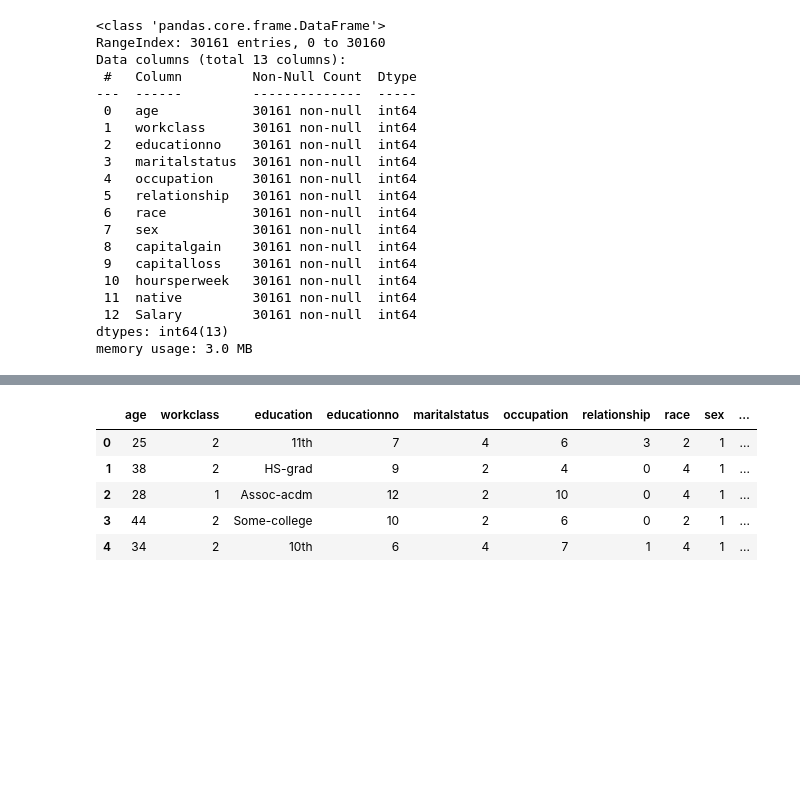
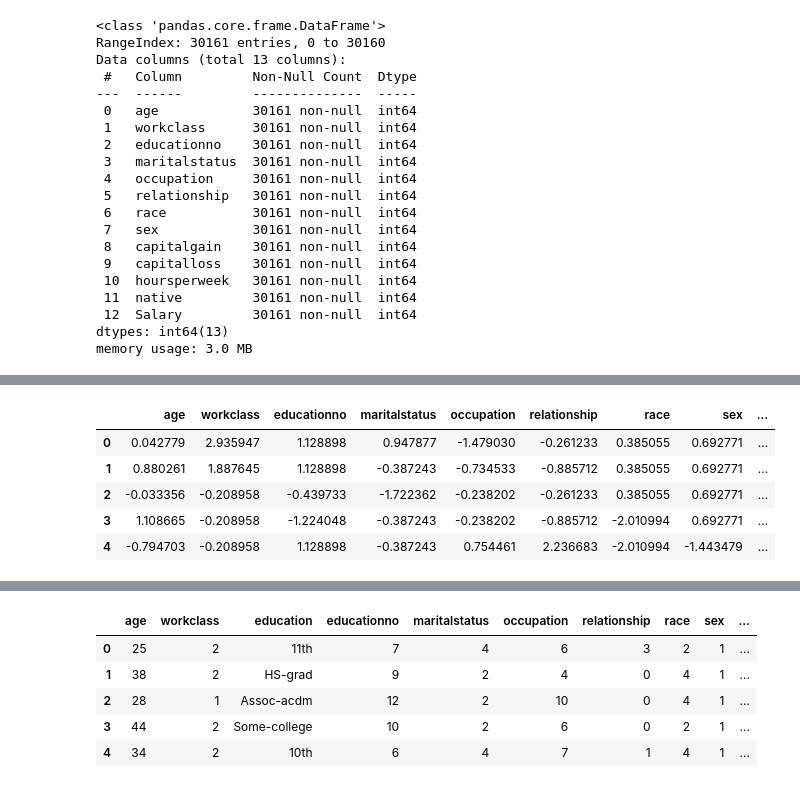
Before and after one commit to shrad1997/SVM, a Jupyter notebook: SVM_Salary.ipynb, the cells around one changed output, grey strips where cells are left out. Saved outputs shown, nothing was run; the diff lists cells and outputs as text; code cells hidden in the pictures; blank space fills up the shorter version.

```diff
--- a/SVM_Salary.ipynb
+++ b/SVM_Salary.ipynb
@@ -121,3 +131,12 @@ train_data['hoursperweek'] = train_data['hoursperweek'].fillna(41.078086)
+# %%
+train_data.head(5)
+# %% [output]
+|  | age | workclass | educationno | maritalstatus | occupation | relationship | race | sex | ... |
+| 0 | 0.042779 | 2.935947 | 1.128898 | 0.947877 | -1.479030 | -0.261233 | 0.385055 | 0.692771 | ... |
+| 1 | 0.880261 | 1.887645 | 1.128898 | -0.387243 | -0.734533 | -0.885712 | 0.385055 | 0.692771 | ... |
+| 2 | -0.033356 | -0.208958 | -0.439733 | -1.722362 | -0.238202 | -0.261233 | 0.385055 | 0.692771 | ... |
+| 3 | 1.108665 | -0.208958 | -1.224048 | -0.387243 | -0.238202 | -0.885712 | -2.010994 | 0.692771 | ... |
+| 4 | -0.794703 | -0.208958 | 1.128898 | -0.387243 | 0.754461 | 2.236683 | -2.010994 | -1.443479 | ... |
 # %%
 train_data_x=train_data.iloc[:,0:12]
 train_data_y=train_data.iloc[:,12]
```
Also changed, not shown: parts of 13 cells of this notebook.
